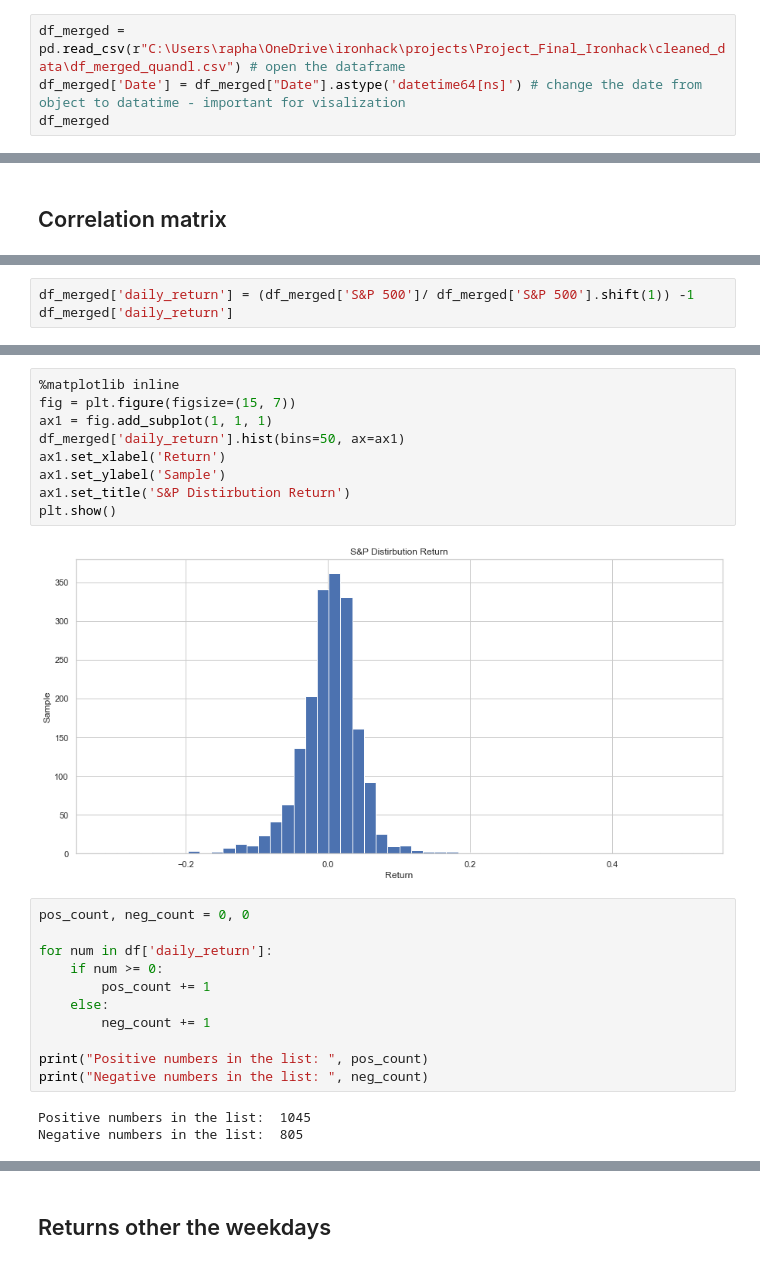
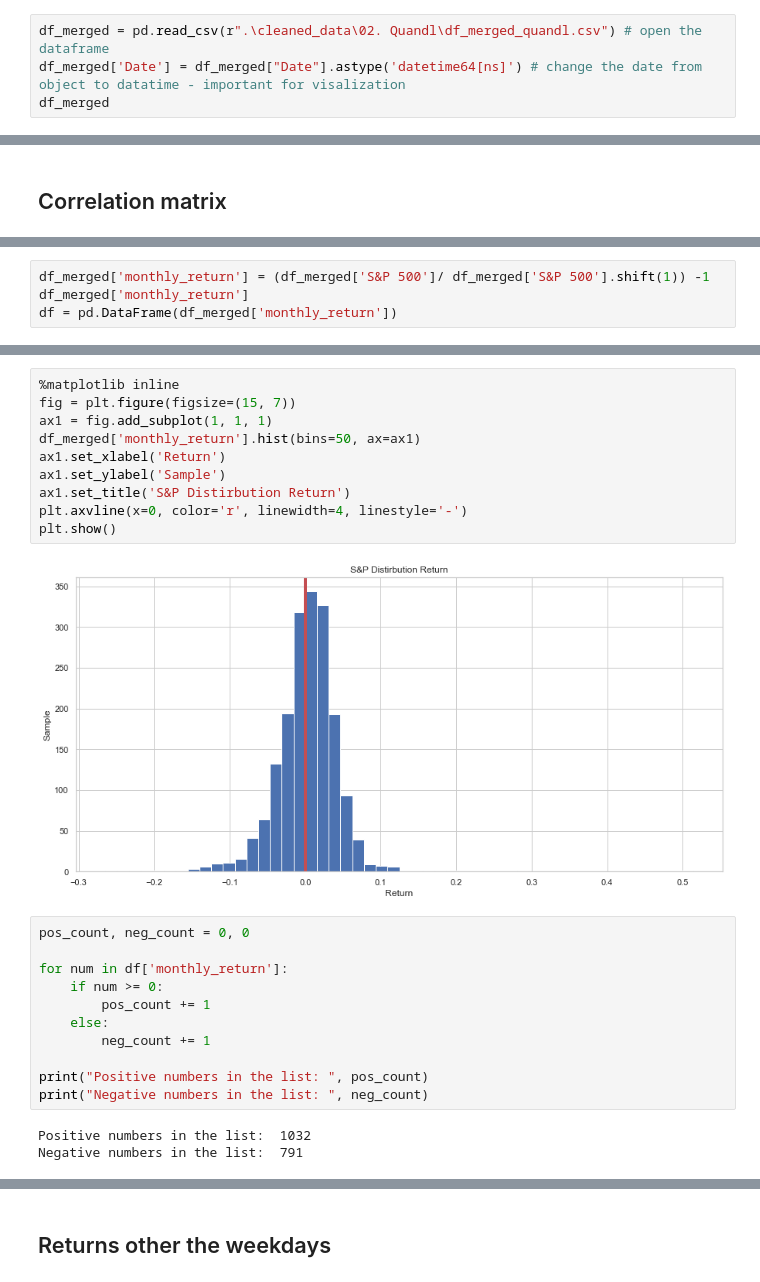
Before and after one commit to RaphHer/Project_Final_Ironhack, a Jupyter notebook: 5. Quandl Visualization .ipynb, the cells around one changed output, grey strips where cells are left out. Cells and saved outputs as stored; diff of their text form.

```diff
--- a/5. Quandl Visualization .ipynb
+++ b/5. Quandl Visualization .ipynb
@@ -11,7 +11,7 @@ sns.set_style("whitegrid")
 # %% [markdown]
 ## Loading the data
 # %%
-df_merged = pd.read_csv(r"C:\Users\rapha\OneDrive\ironhack\projects\Project_Final_Ironhack\cleaned_data\df_merged_quandl.csv") # open the dataframe
+df_merged = pd.read_csv(r".\cleaned_data\02. Quandl\df_merged_quandl.csv") # open the dataframe
 df_merged['Date'] = df_merged["Date"].astype('datetime64[ns]') # change the date from object to datatime - important for visalization
 df_merged
 # %% [output]
@@ -98,3 +98,4 @@ plt.show()
 # %%
-df_merged['daily_return'] = (df_merged['S&P 500']/ df_merged['S&P 500'].shift(1)) -1
-df_merged['daily_return']
+df_merged['monthly_return'] = (df_merged['S&P 500']/ df_merged['S&P 500'].shift(1)) -1
+df_merged['monthly_return']
+df = pd.DataFrame(df_merged['monthly_return'])
@@ -143,18 +102,19 @@ df.describe()
 # %%
 %matplotlib inline
 fig = plt.figure(figsize=(15, 7))
 ax1 = fig.add_subplot(1, 1, 1)
-df_merged['daily_return'].hist(bins=50, ax=ax1)
+df_merged['monthly_return'].hist(bins=50, ax=ax1)
 ax1.set_xlabel('Return')
 ax1.set_ylabel('Sample')
 ax1.set_title('S&P Distirbution Return')
+plt.axvline(x=0, color='r', linewidth=4, linestyle='-')
 plt.show()
 # %% [output]
-[figure, old version]
+[figure, new version]
 # %%
 pos_count, neg_count = 0, 0
 
-for num in df['daily_return']:
+for num in df['monthly_return']:
     if num >= 0:
         pos_count += 1
     else:
@@ -163,6 +123,6 @@ for num in df['daily_return']:
 print("Positive numbers in the list: ", pos_count)
 print("Negative numbers in the list: ", neg_count)
 # %% [output]
-Positive numbers in the list:  1045
-Negative numbers in the list:  805
+Positive numbers in the list:  1032
+Negative numbers in the list:  791
 # %% [markdown]
```
Also changed, not shown: parts of 15 cells of this notebook, 6 other files.
